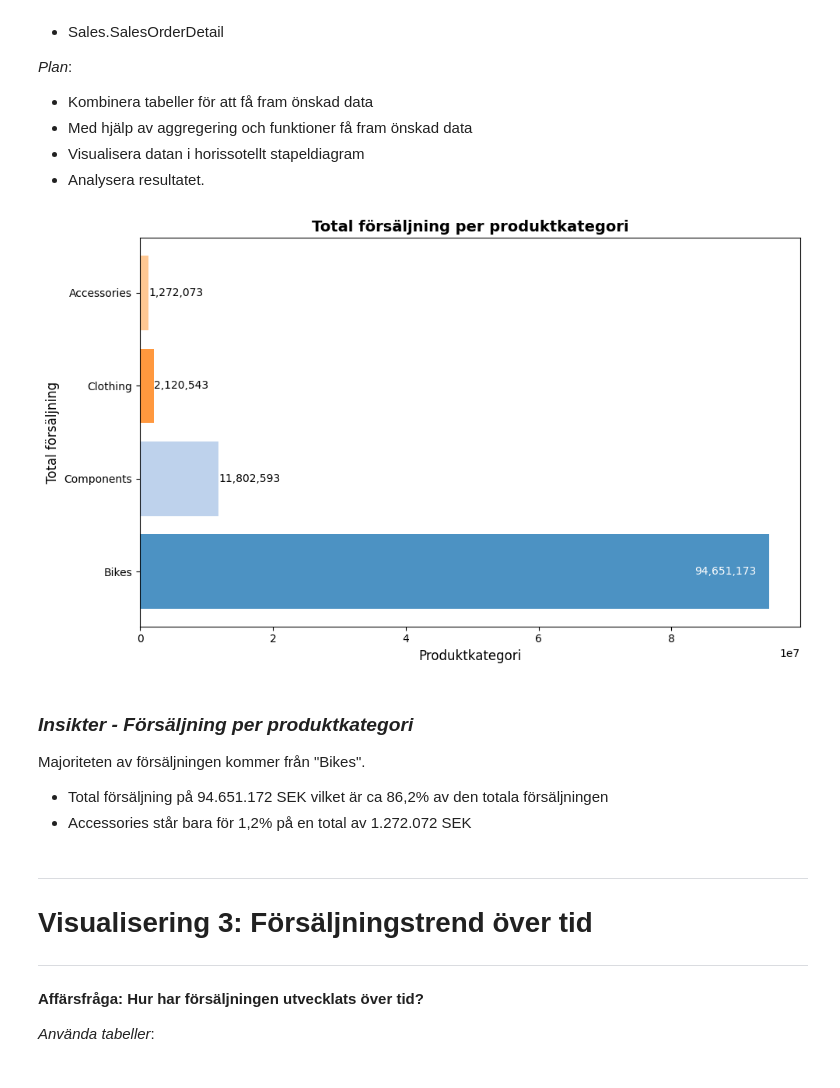
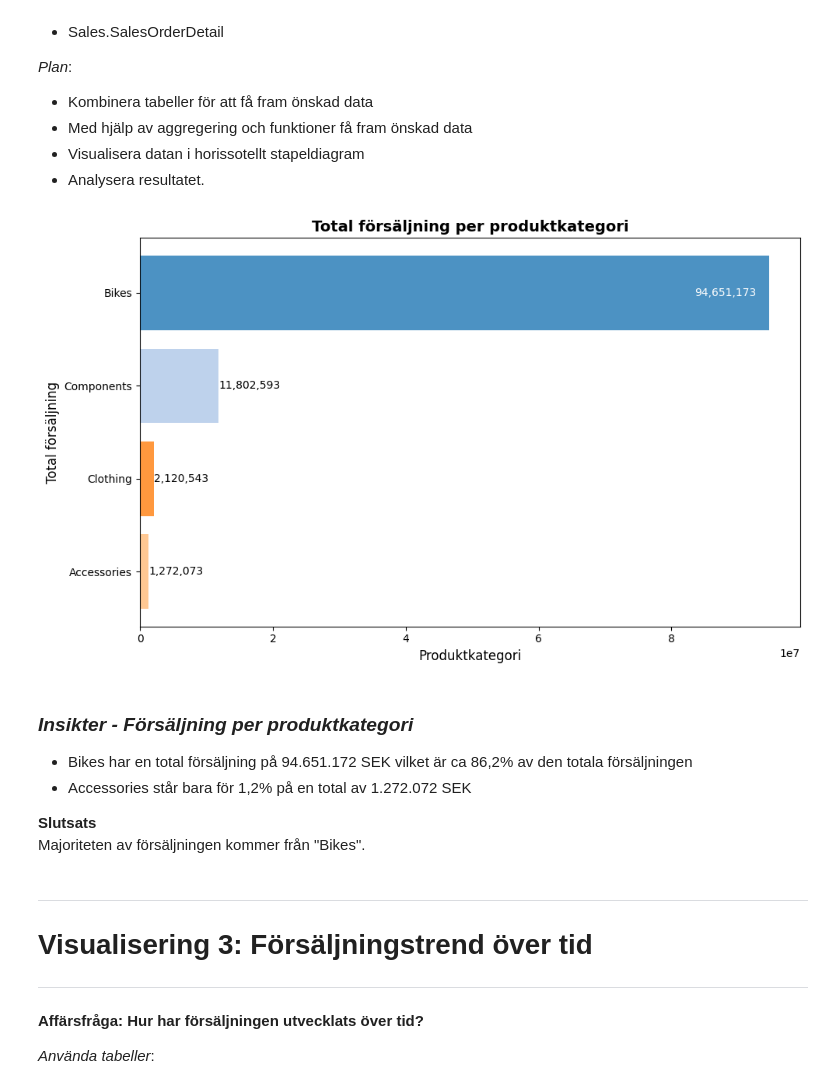
Before and after one commit to Tim-Ryd/AdventureWorks, a Jupyter notebook: notebooks/report.ipynb, the cells around one changed output. Cells and saved outputs as stored; diff of their text form; code cells hidden in the pictures.

```diff
--- a/notebooks/report.ipynb
+++ b/notebooks/report.ipynb
@@ -151,44 +151,44 @@ max_value = df_vis2['TotalSales'].max()
 
 for bar in bars:
     width = bar.get_width()
     y = bar.get_y() + bar.get_height() / 2
 
 
     if width > 0.15 * max_value:
         x = width * 0.98
         ha = 'right'
         color = 'white'
     else:
         x = width * 1.01
         ha = 'left'
         color = 'black'
 
     ax.text(
         x,
         y,
         f'{width:,.0f}',
         va='center',
         ha=ha,
         color=color
     )
-# Titlar
+
 ax.set_xlabel('Produktkategori', fontsize = 12)
 ax.set_ylabel('Total försäljning', fontsize = 12)
 ax.set_title('Total försäljning per produktkategori', fontsize = 14, fontweight = 'bold')
 
-#Visa plot
+ax.invert_yaxis()
 plt.tight_layout()
 plt.show()
 # %% [output]
-[figure, old version]
+[figure, new version]
 # %% [markdown]
 ### ***Insikter - Försäljning per produktkategori***
 
+- Bikes har en total försäljning på 94.651.172 SEK vilket är ca 86,2% av den totala försäljningen
+- Accessories står bara för 1,2% på en total av 1.272.072 SEK
 
+ **Slutsats**
 Majoriteten av försäljningen kommer från "Bikes".
-
-- Total försäljning på 94.651.172 SEK vilket är ca 86,2% av den totala försäljningen
-- Accessories står bara för 1,2% på en total av 1.272.072 SEK
 # %% [markdown]
 ---
 # Visualisering 3: Försäljningstrend över tid
```
Also changed, not shown: parts of 19 cells of this notebook, 3 other files.
